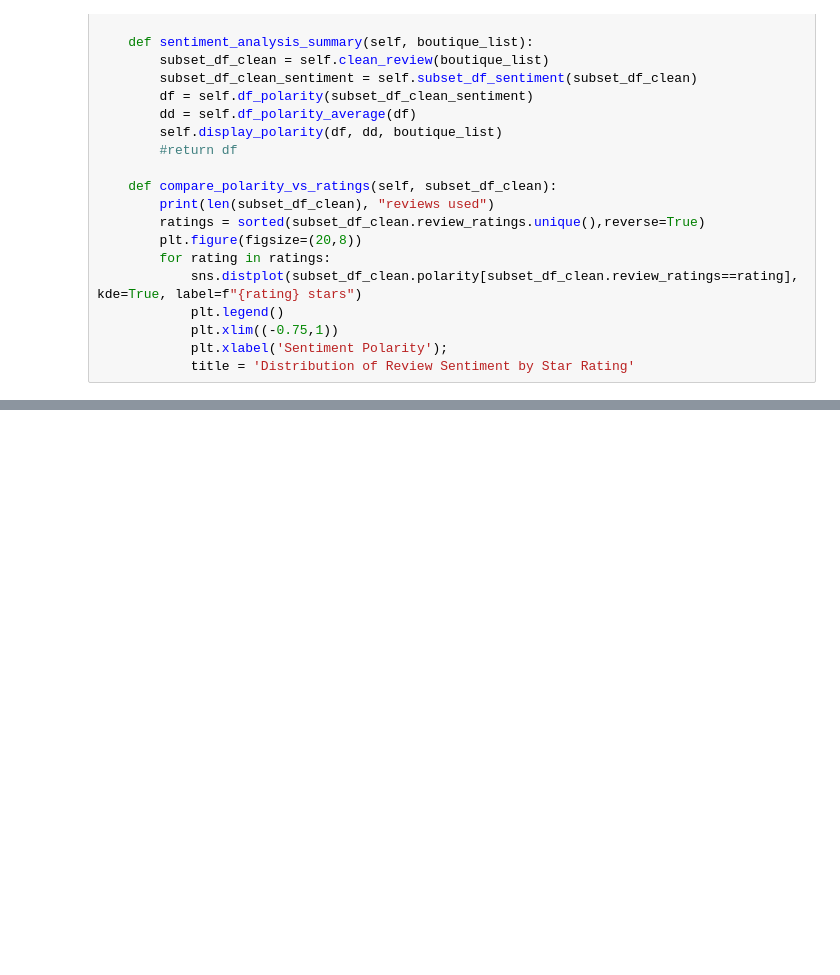
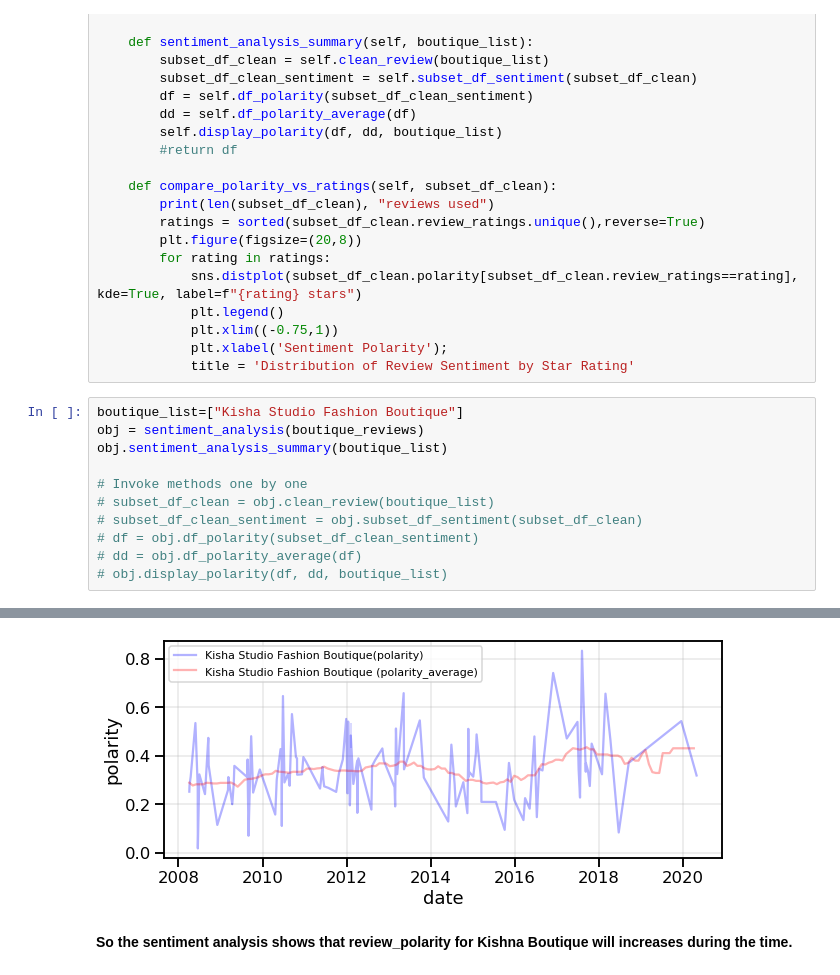
Before and after one commit to FarnazG/NLP_analysis, a Jupyter notebook: NLP_Analysis_notebook.ipynb, the cells around one changed output, grey strips where cells are left out. Cells and saved outputs as stored; diff of their text form; blank space fills up the shorter version.

Commit message:
step5: NLP Analysis

```diff
--- a/NLP_Analysis_notebook.ipynb
+++ b/NLP_Analysis_notebook.ipynb
@@ -267,3 +267,15 @@ class sentiment_analysis:
             plt.xlim((-0.75,1))
             plt.xlabel('Sentiment Polarity');
             title = 'Distribution of Review Sentiment by Star Rating'
+# %%
+boutique_list=["Kisha Studio Fashion Boutique"]
+obj = sentiment_analysis(boutique_reviews)
+obj.sentiment_analysis_summary(boutique_list)
+
+# Invoke methods one by one
+# subset_df_clean = obj.clean_review(boutique_list)
+# subset_df_clean_sentiment = obj.subset_df_sentiment(subset_df_clean)
+# df = obj.df_polarity(subset_df_clean_sentiment)
+# dd = obj.df_polarity_average(df)
+# obj.display_polarity(df, dd, boutique_list)
+# %% [output]
@@ -269,0 +287,3 @@ class sentiment_analysis:
+[figure, added]
+# %% [markdown]
+**So the sentiment analysis shows that review_polarity for Kishna Boutique will increases during the time.**
```
Also changed, not shown: parts of 1 cell of this notebook.
